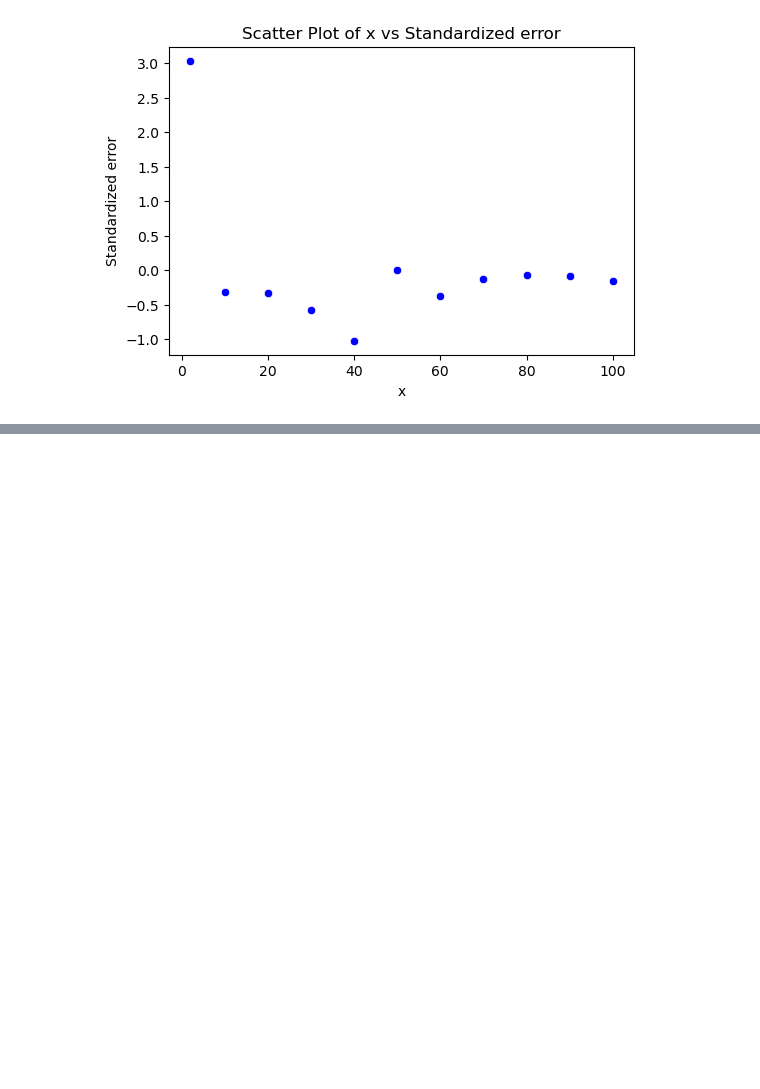
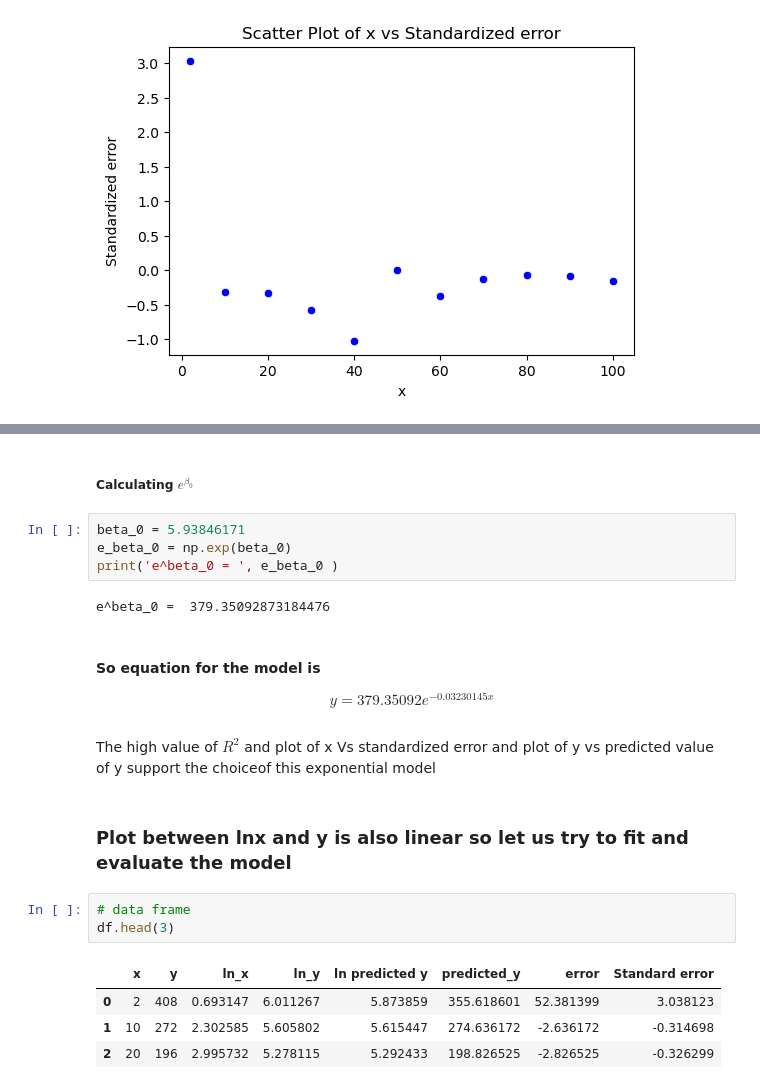
Before and after one commit to sidiquegithub/Linear-Regression, a Jupyter notebook: CODE/EXAMPLE 4 (REGRESSION WITH TRANSFORMED VARIABLE) .ipynb, the cells around one changed output, grey strips where cells are left out. Drawn from its saved outputs; the diff is of its cells as text; blank space fills up the shorter version.

```diff
--- a/CODE/EXAMPLE 4 (REGRESSION WITH TRANSFORMED VARIABLE) .ipynb
+++ b/CODE/EXAMPLE 4 (REGRESSION WITH TRANSFORMED VARIABLE) .ipynb
@@ -599,0 +651,24 @@ plt.show()
+# %% [markdown]
+##### Calculating $e^{\beta_0}$
+# %%
+beta_0 = 5.93846171
+e_beta_0 = np.exp(beta_0)
+print('e^beta_0 = ', e_beta_0 )
+# %% [output]
+e^beta_0 =  379.35092873184476
+# %% [markdown]
+#### So equation for the model is
+
+$$ y = 379.35092e^{−0.03230145 x} $$
+# %% [markdown]
+The high value of $R^2$ and plot of x Vs standardized error and plot of y vs predicted value of y support the choiceof this exponential model
+# %% [markdown]
+### Plot between lnx and y is also linear so let us try to fit and evaluate the model
+# %%
+# data frame
+df.head(3)
+# %% [output]
+|  | x | y | ln_x | ln_y | ln predicted y | predicted_y | error | Standard error |
+| 0 | 2 | 408 | 0.693147 | 6.011267 | 5.873859 | 355.618601 | 52.381399 | 3.038123 |
+| 1 | 10 | 272 | 2.302585 | 5.605802 | 5.615447 | 274.636172 | -2.636172 | -0.314698 |
+| 2 | 20 | 196 | 2.995732 | 5.278115 | 5.292433 | 198.826525 | -2.826525 | -0.326299 |
```
Also changed, not shown: parts of 29 cells of this notebook, 2 other files.
